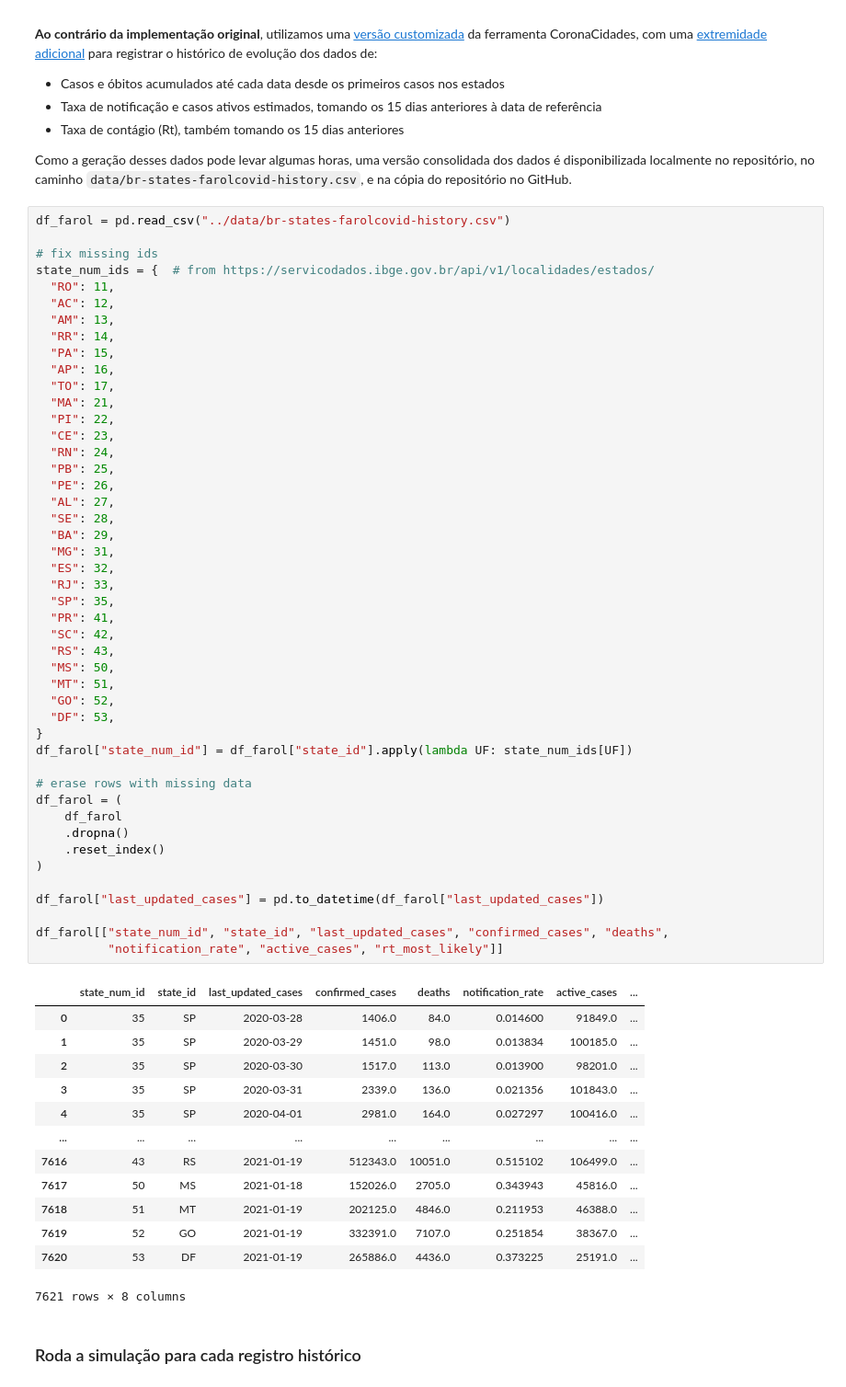
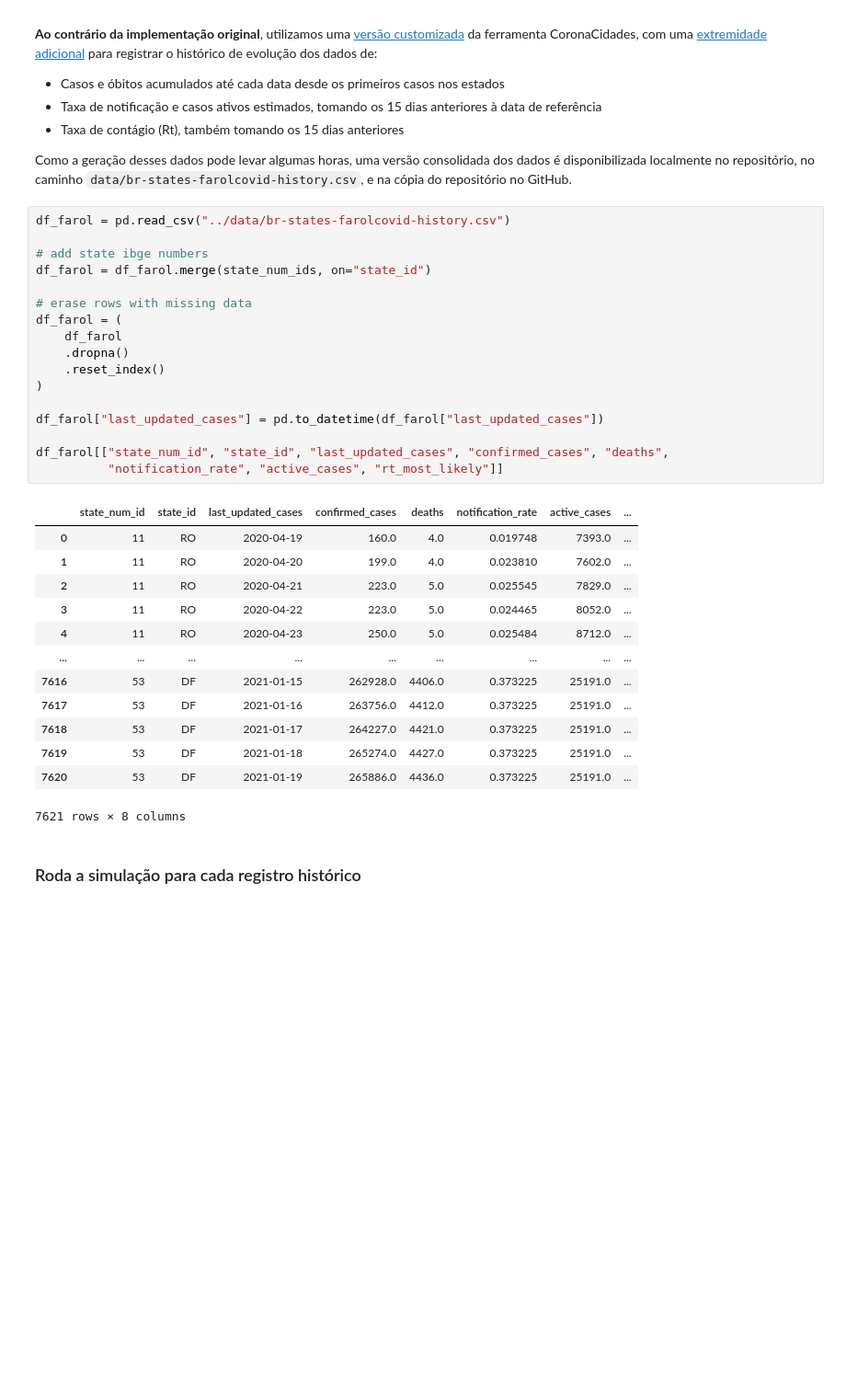
Before and after one commit to bcbernardo/impulsogov-desafio-simulacovid, a Jupyter notebook: notebooks/simulation.ipynb, the cells around one changed output. Shown at 92% size. Saved outputs shown, nothing was run; the diff lists cells and outputs as text; blank space fills up the shorter version.

```diff
--- a/notebooks/simulation.ipynb
+++ b/notebooks/simulation.ipynb
@@ -209,61 +290,32 @@ Como a geração desses dados pode levar algumas horas, uma versão consolidada
 # %%
 df_farol = pd.read_csv("../data/br-states-farolcovid-history.csv")
 
-# fix missing ids
-state_num_ids = {  # from https://servicodados.ibge.gov.br/api/v1/localidades/estados/
-  "RO": 11,
-  "AC": 12,
-  "AM": 13,
-  "RR": 14,
-  "PA": 15,
-  "AP": 16,
-  "TO": 17,
-  "MA": 21,
-  "PI": 22,
-  "CE": 23,
-  "RN": 24,
-  "PB": 25,
-  "PE": 26,
-  "AL": 27,
-  "SE": 28,
-  "BA": 29,
-  "MG": 31,
-  "ES": 32,
-  "RJ": 33,
-  "SP": 35,
-  "PR": 41,
-  "SC": 42,
-  "RS": 43,
-  "MS": 50,
-  "MT": 51,
-  "GO": 52,
-  "DF": 53,
-}
-df_farol["state_num_id"] = df_farol["state_id"].apply(lambda UF: state_num_ids[UF])
+# add state ibge numbers
+df_farol = df_farol.merge(state_num_ids, on="state_id")
 
 # erase rows with missing data
 df_farol = (
     df_farol
     .dropna()
     .reset_index()
 )
 
 df_farol["last_updated_cases"] = pd.to_datetime(df_farol["last_updated_cases"])
 
 df_farol[["state_num_id", "state_id", "last_updated_cases", "confirmed_cases", "deaths",
           "notification_rate", "active_cases", "rt_most_likely"]]
 # %% [output]
 |  | state_num_id | state_id | last_updated_cases | confirmed_cases | deaths | notification_rate | active_cases | ... |
-| 0 | 35 | SP | 2020-03-28 | 1406.0 | 84.0 | 0.014600 | 91849.0 | ... |
-| 1 | 35 | SP | 2020-03-29 | 1451.0 | 98.0 | 0.013834 | 100185.0 | ... |
-| 2 | 35 | SP | 2020-03-30 | 1517.0 | 113.0 | 0.013900 | 98201.0 | ... |
-| 3 | 35 | SP | 2020-03-31 | 2339.0 | 136.0 | 0.021356 | 101843.0 | ... |
-| 4 | 35 | SP | 2020-04-01 | 2981.0 | 164.0 | 0.027297 | 100416.0 | ... |
+| 0 | 11 | RO | 2020-04-19 | 160.0 | 4.0 | 0.019748 | 7393.0 | ... |
+| 1 | 11 | RO | 2020-04-20 | 199.0 | 4.0 | 0.023810 | 7602.0 | ... |
+| 2 | 11 | RO | 2020-04-21 | 223.0 | 5.0 | 0.025545 | 7829.0 | ... |
+| 3 | 11 | RO | 2020-04-22 | 223.0 | 5.0 | 0.024465 | 8052.0 | ... |
+| 4 | 11 | RO | 2020-04-23 | 250.0 | 5.0 | 0.025484 | 8712.0 | ... |
 | ... | ... | ... | ... | ... | ... | ... | ... | ... |
-| 7616 | 43 | RS | 2021-01-19 | 512343.0 | 10051.0 | 0.515102 | 106499.0 | ... |
-| 7617 | 50 | MS | 2021-01-18 | 152026.0 | 2705.0 | 0.343943 | 45816.0 | ... |
-| 7618 | 51 | MT | 2021-01-19 | 202125.0 | 4846.0 | 0.211953 | 46388.0 | ... |
-| 7619 | 52 | GO | 2021-01-19 | 332391.0 | 7107.0 | 0.251854 | 38367.0 | ... |
+| 7616 | 53 | DF | 2021-01-15 | 262928.0 | 4406.0 | 0.373225 | 25191.0 | ... |
+| 7617 | 53 | DF | 2021-01-16 | 263756.0 | 4412.0 | 0.373225 | 25191.0 | ... |
+| 7618 | 53 | DF | 2021-01-17 | 264227.0 | 4421.0 | 0.373225 | 25191.0 | ... |
+| 7619 | 53 | DF | 2021-01-18 | 265274.0 | 4427.0 | 0.373225 | 25191.0 | ... |
 | 7620 | 53 | DF | 2021-01-19 | 265886.0 | 4436.0 | 0.373225 | 25191.0 | ... |
 7621 rows × 8 columns
 # %% [markdown]
```
Also changed, not shown: parts of 7 cells of this notebook, 10 other files.
